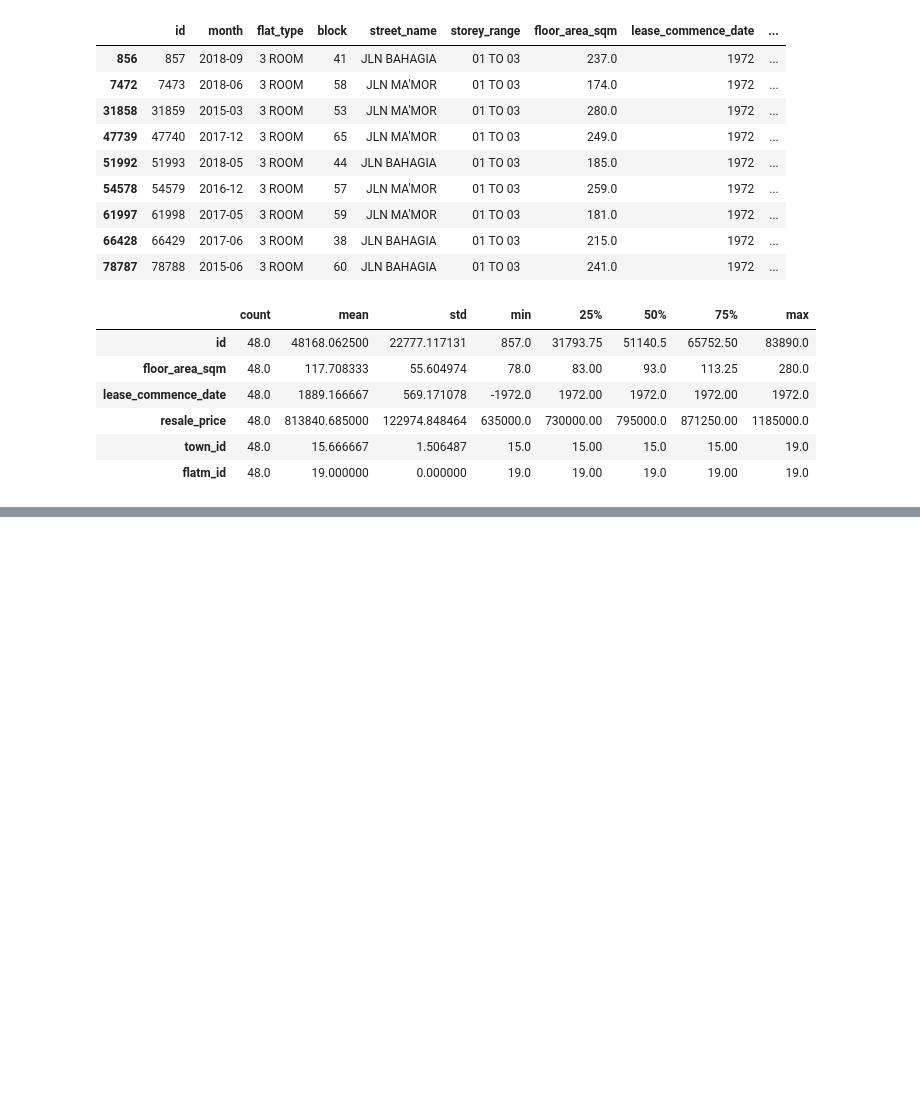
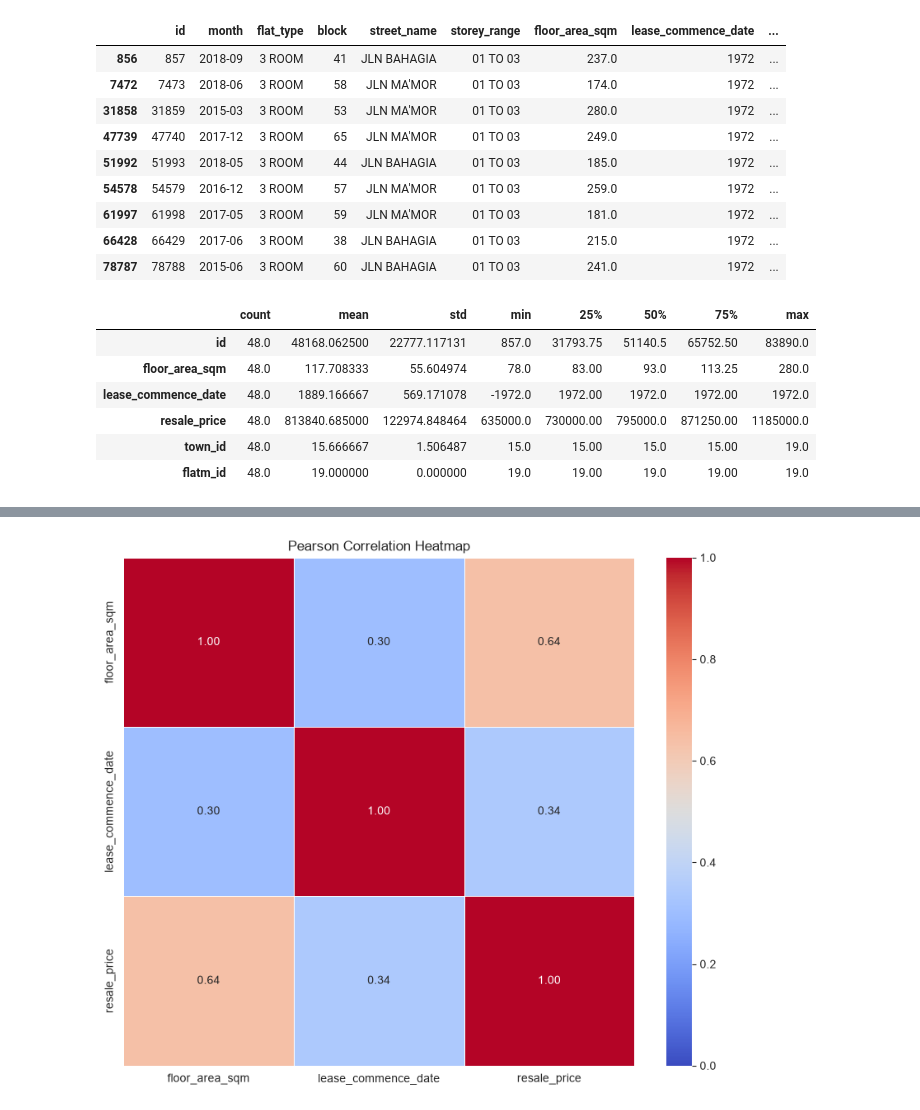
Before and after one commit to spideyeng/AIAPFoundation, a Jupyter notebook: module 3/EDA.ipynb, the cells around one changed output, grey strips where cells are left out. Drawn from its saved outputs; the diff is of its cells as text; code cells hidden in the pictures; blank space fills up the shorter version.

```diff
--- a/module 3/EDA.ipynb
+++ b/module 3/EDA.ipynb
@@ -447,0 +480,17 @@ terrace_outliers.describe().T
+# %%
+# Absolute negative years values
+df['lease_commence_date'] = df['lease_commence_date'].abs()
+
+# Select continuous variables
+continuous_vars_all = df[['floor_area_sqm', 'lease_commence_date', 'resale_price']]
+
+# Calculate the Pearson correlation matrix for the entire dataset
+corr_matrix_pear = continuous_vars_all.corr(method='pearson')
+
+# Plot the heatmap of the correlation matrix for the entire dataset
+plt.figure(figsize=(10, 8))
+sns.heatmap(corr_matrix_pear, annot=True, cmap='coolwarm', vmin=0, center=0.5, vmax=1, linewidths=0.5, fmt=".2f")
+plt.title('Pearson Correlation Heatmap')
+plt.show()
+# %% [output]
+[figure, added]
```
Also changed, not shown: parts of 4 cells of this notebook.
